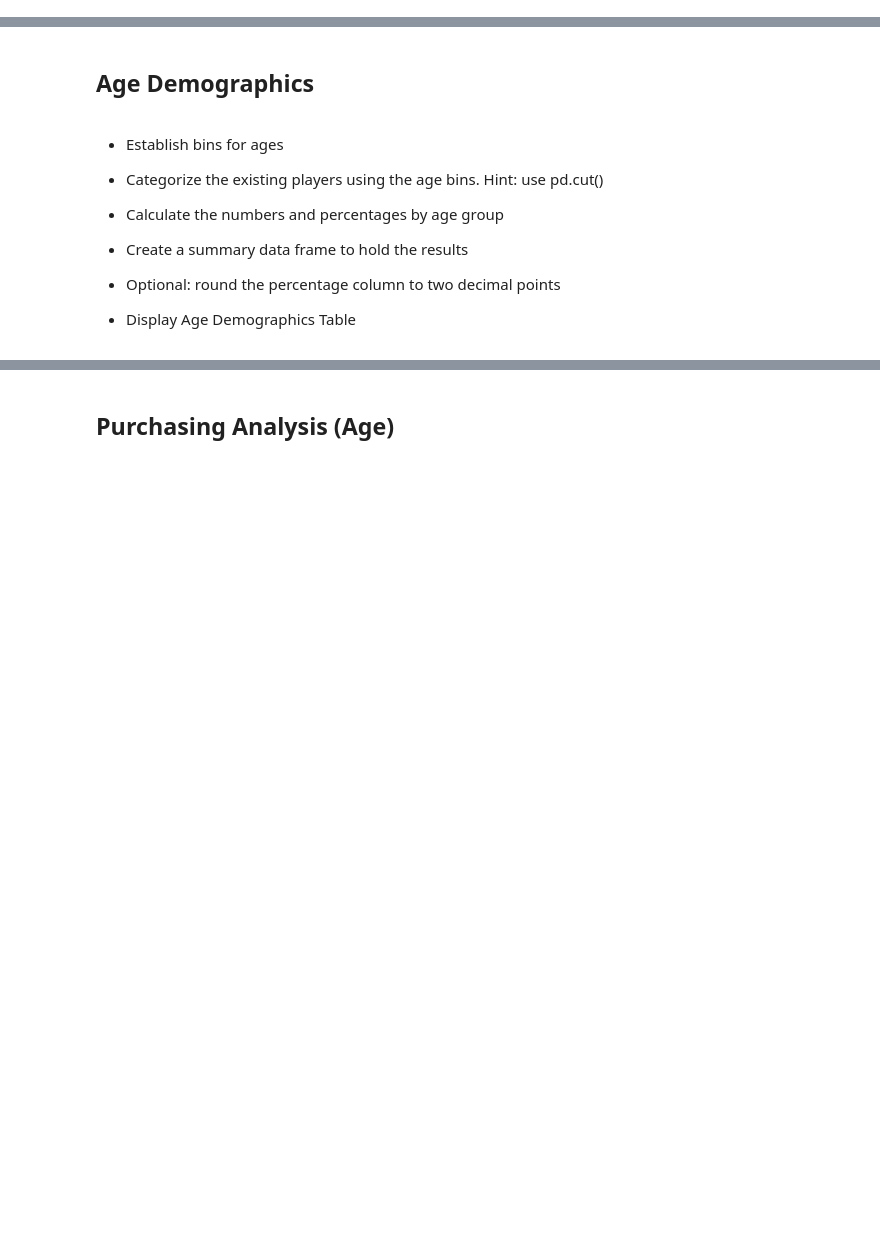
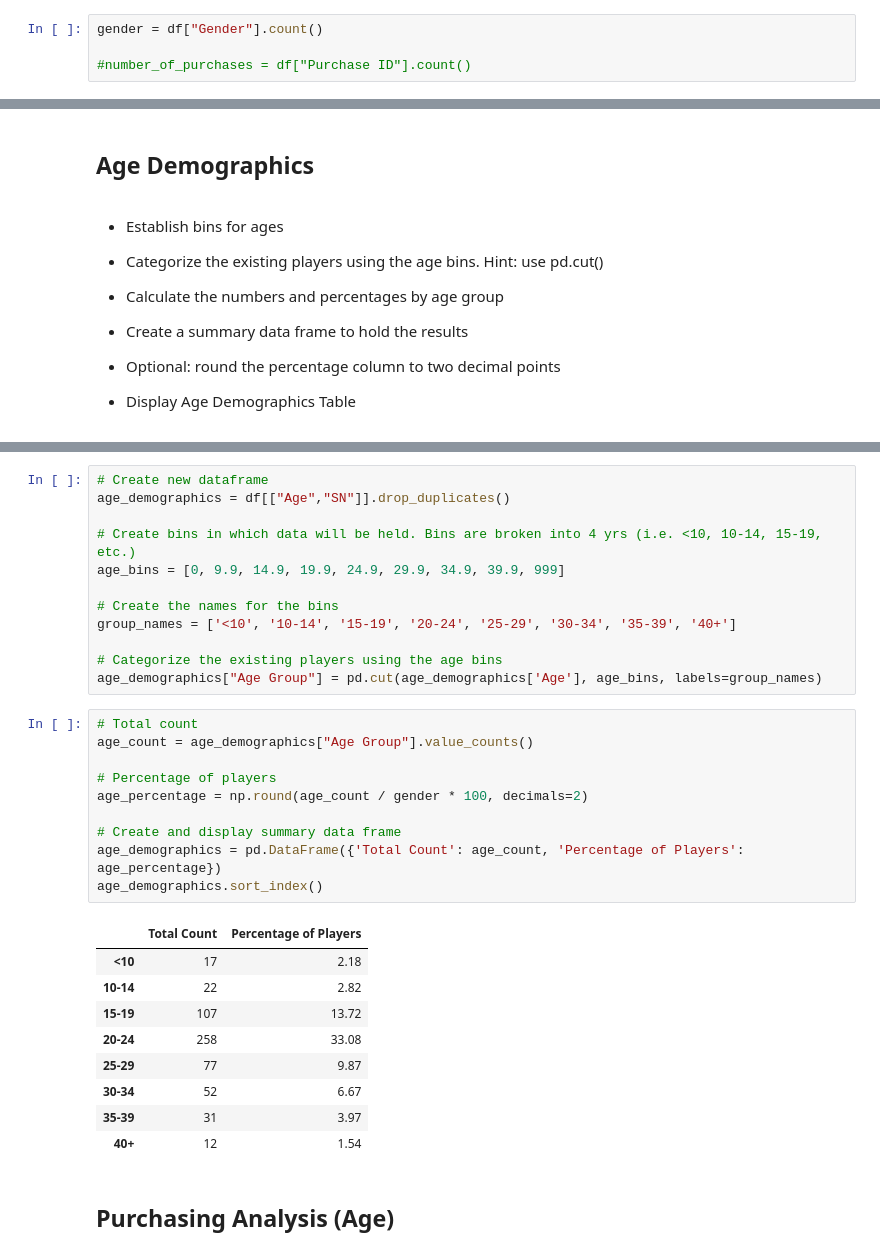
Before and after one commit to mindyketchum9/pandas-challenge, a Jupyter notebook: HeroesOfPymoli/HeroesOfPymoli_starter.ipynb, the cells around one changed output, grey strips where cells are left out. Drawn from its saved outputs; the diff is of its cells as text; blank space fills up the shorter version.

```diff
--- a/HeroesOfPymoli/HeroesOfPymoli_starter.ipynb
+++ b/HeroesOfPymoli/HeroesOfPymoli_starter.ipynb
@@ -69,0 +80,4 @@ df["SN"].nunique()
+# %%
+gender = df["Gender"].count()
+
+#number_of_purchases = df["Purchase ID"].count()
@@ -123,3 +173,35 @@ df["SN"].nunique()
+# %%
+# Create new dataframe
+age_demographics = df[["Age","SN"]].drop_duplicates()
+
+# Create bins in which data will be held. Bins are broken into 4 yrs (i.e. <10, 10-14, 15-19, etc.)
+age_bins = [0, 9.9, 14.9, 19.9, 24.9, 29.9, 34.9, 39.9, 999]
+
+# Create the names for the bins
+group_names = ['<10', '10-14', '15-19', '20-24', '25-29', '30-34', '35-39', '40+']
+
+# Categorize the existing players using the age bins
+age_demographics["Age Group"] = pd.cut(age_demographics['Age'], age_bins, labels=group_names)
+# %%
+# Total count
+age_count = age_demographics["Age Group"].value_counts()
+
+# Percentage of players
+age_percentage = np.round(age_count / gender * 100, decimals=2)
+
+# Create and display summary data frame
+age_demographics = pd.DataFrame({'Total Count': age_count, 'Percentage of Players': age_percentage})
+age_demographics.sort_index()
+# %% [output]
+|  | Total Count | Percentage of Players |
+| <10 | 17 | 2.18 |
+| 10-14 | 22 | 2.82 |
+| 15-19 | 107 | 13.72 |
+| 20-24 | 258 | 33.08 |
+| 25-29 | 77 | 9.87 |
+| 30-34 | 52 | 6.67 |
+| 35-39 | 31 | 3.97 |
+| 40+ | 12 | 1.54 |
 # %% [markdown]
 ## Purchasing Analysis (Age)
 # %% [markdown]
```
Also changed, not shown: parts of 19 cells of this notebook.
